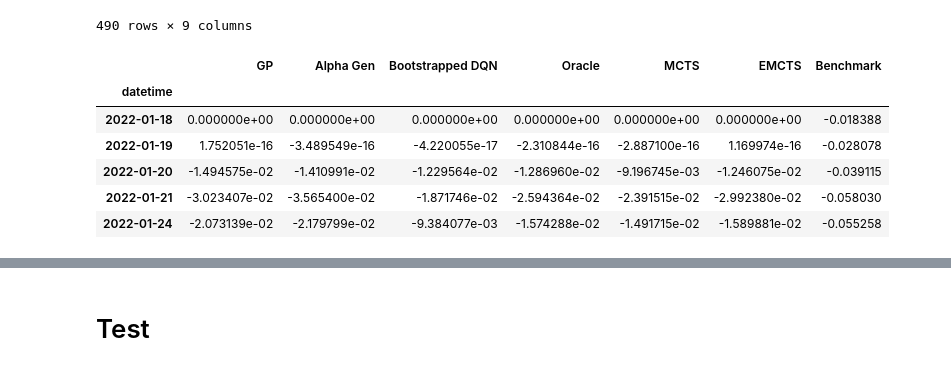
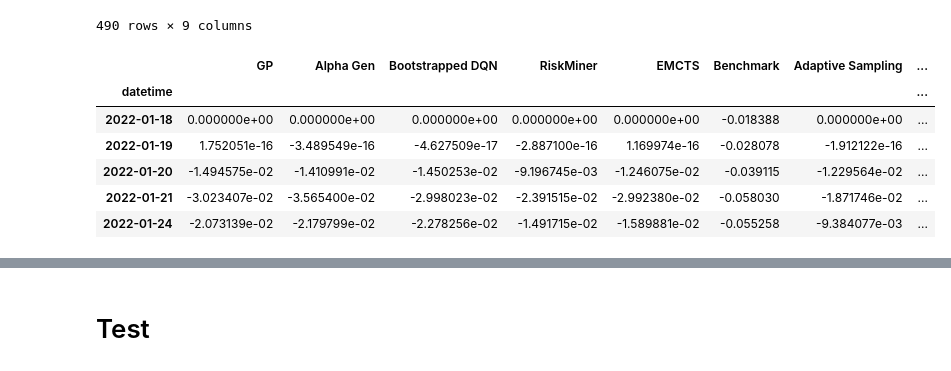
Before and after one commit to Ty-Wattana/alphadeepex, a Jupyter notebook: report.ipynb, the cells around one changed output, grey strips where cells are left out. Drawn from its saved outputs; the diff is of its cells as text; code cells hidden in the pictures.

```diff
--- a/report.ipynb
+++ b/report.ipynb
@@ -484,28 +484,49 @@ oracle_report
 | 2023-12-27 | 8.787559e+07 | 1.363376e-03 | 8.139198e+09 | 0.207652 | 1.220880e+07 | 0.000311 | 8.741014e+07 | 4.654511e+05 | 0.001431 |
 | 2023-12-28 | 8.802034e+07 | 1.950161e-03 | 8.156943e+09 | 0.201931 | 1.223541e+07 | 0.000303 | 8.756676e+07 | 4.535839e+05 | 0.000370 |
 490 rows × 9 columns
+# %%
+import pickle
+
+file_path = f'out/backtests/{ex_num}/adaptivesampling/0-report.pkl'
+
+with open(file_path, 'rb') as file:
+    adaptive_sampling_report = pickle.load(file)
+
+file_path = f'out/backtests/{ex_num}/paramavg/0-report.pkl'
+
+with open(file_path, 'rb') as file:
+    paramavg_report = pickle.load(file)
+
+file_path = f'out/backtests/{ex_num}/knowledgedis/0-report.pkl'
+
+with open(file_path, 'rb') as file:
+    knowledgedis_report = pickle.load(file)
 # %%
 import pandas as pd
 df_com = pd.DataFrame()
 
 df_com["GP"] = gp_report["return"].cumsum()
 df_com["Alpha Gen"] = alphaGen_report["return"].cumsum()
 df_com["Bootstrapped DQN"] = boot_report["return"].cumsum()
-df_com["Oracle"] = oracle_report["return"].cumsum()
-df_com["MCTS"] = riskminer_report["return"].cumsum()
+# df_com["Oracle"] = oracle_report["return"].cumsum()
+df_com["RiskMiner"] = riskminer_report["return"].cumsum()
 df_com["EMCTS"] = eminer_report["return"].cumsum()
 df_com["Benchmark"] = boot_report["bench"].cumsum()
 
+df_com["Adaptive Sampling"] = adaptive_sampling_report["return"].cumsum()
+df_com["Parammeter Average"] = paramavg_report["return"].cumsum()
+df_com["Knowledge Distillation"] = knowledgedis_report["return"].cumsum()
+
 
 df_com.head()
 # %% [output]
-|  | GP | Alpha Gen | Bootstrapped DQN | Oracle | MCTS | EMCTS | Benchmark |
-| datetime |  |  |  |  |  |  |  |
-| 2022-01-18 | 0.000000e+00 | 0.000000e+00 | 0.000000e+00 | 0.000000e+00 | 0.000000e+00 | 0.000000e+00 | -0.018388 |
-| 2022-01-19 | 1.752051e-16 | -3.489549e-16 | -4.220055e-17 | -2.310844e-16 | -2.887100e-16 | 1.169974e-16 | -0.028078 |
-| 2022-01-20 | -1.494575e-02 | -1.410991e-02 | -1.229564e-02 | -1.286960e-02 | -9.196745e-03 | -1.246075e-02 | -0.039115 |
-| 2022-01-21 | -3.023407e-02 | -3.565400e-02 | -1.871746e-02 | -2.594364e-02 | -2.391515e-02 | -2.992380e-02 | -0.058030 |
-| 2022-01-24 | -2.073139e-02 | -2.179799e-02 | -9.384077e-03 | -1.574288e-02 | -1.491715e-02 | -1.589881e-02 | -0.055258 |
+|  | GP | Alpha Gen | Bootstrapped DQN | RiskMiner | EMCTS | Benchmark | Adaptive Sampling | ... |
+| datetime |  |  |  |  |  |  |  | ... |
+| 2022-01-18 | 0.000000e+00 | 0.000000e+00 | 0.000000e+00 | 0.000000e+00 | 0.000000e+00 | -0.018388 | 0.000000e+00 | ... |
+| 2022-01-19 | 1.752051e-16 | -3.489549e-16 | -4.627509e-17 | -2.887100e-16 | 1.169974e-16 | -0.028078 | -1.912122e-16 | ... |
+| 2022-01-20 | -1.494575e-02 | -1.410991e-02 | -1.450253e-02 | -9.196745e-03 | -1.246075e-02 | -0.039115 | -1.229564e-02 | ... |
+| 2022-01-21 | -3.023407e-02 | -3.565400e-02 | -2.998023e-02 | -2.391515e-02 | -2.992380e-02 | -0.058030 | -1.871746e-02 | ... |
+| 2022-01-24 | -2.073139e-02 | -2.179799e-02 | -2.278256e-02 | -1.491715e-02 | -1.589881e-02 | -0.055258 | -9.384077e-03 | ... |
 # %%
 import pickle
 
```
Also changed, not shown: parts of 4 cells of this notebook, 1 other file.
